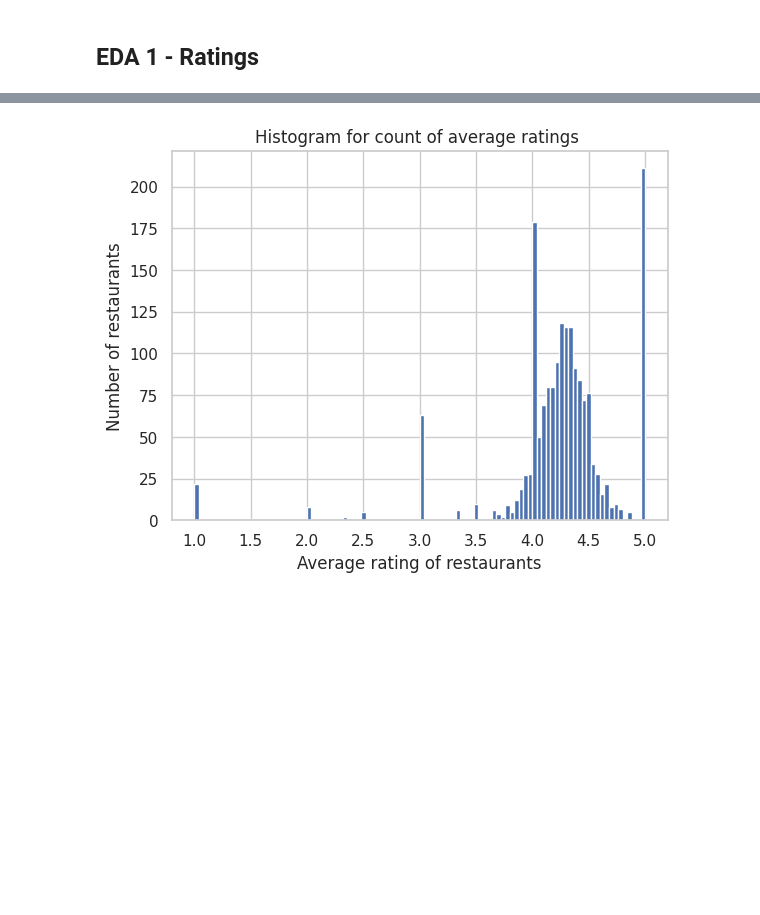
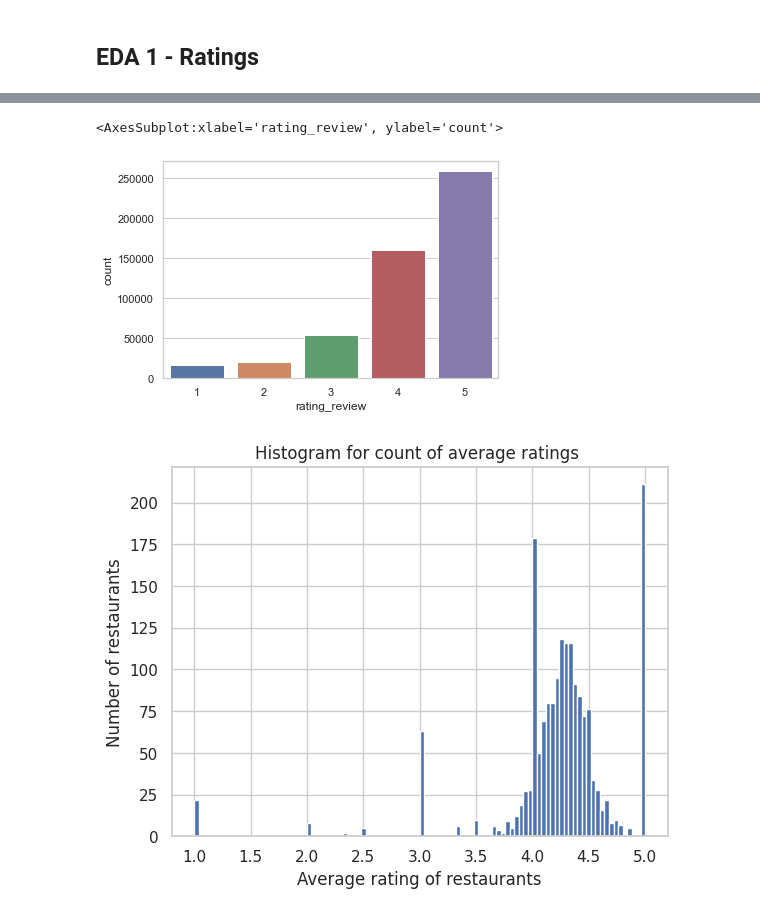
Before and after one commit to OxanaDrotieva/TripAdvisor_NLP, a Jupyter notebook: NY_reviews_EDA.ipynb, the cells around one changed output, grey strips where cells are left out. Cells and saved outputs as stored; diff of their text form; code cells hidden in the pictures; blank space fills up the shorter version.

```diff
--- a/NY_reviews_EDA.ipynb
+++ b/NY_reviews_EDA.ipynb
@@ -32,0 +24,3 @@ from collections import  Counter
+# %%
+NY_reviews = pd.read_csv('./data/New_York_reviews_cleaned.csv', index_col=0)
+NY_reviews.head()
@@ -37,3 +51,10 @@ from collections import  Counter
+# %%
+# Create a visualization to see how many reviews of each rating are in the DataFrame
+sns.set_theme(style="whitegrid")
+sns.countplot(x=NY_reviews['rating_review'])
+# %% [output]
+<AxesSubplot:xlabel='rating_review', ylabel='count'>
+[figure, added]
 # %%
 # Look at the average rating for each restaurant and create a histogram showing the distribution of the average rating
 restaurant_average_rating = NY_reviews.groupby(['restaurant_name'])['rating_review'].mean()
```
Also changed, not shown: parts of 7 cells of this notebook.
